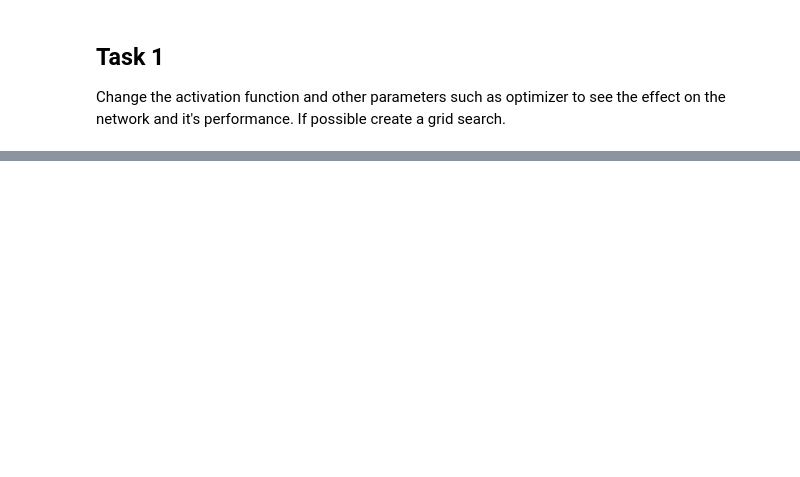
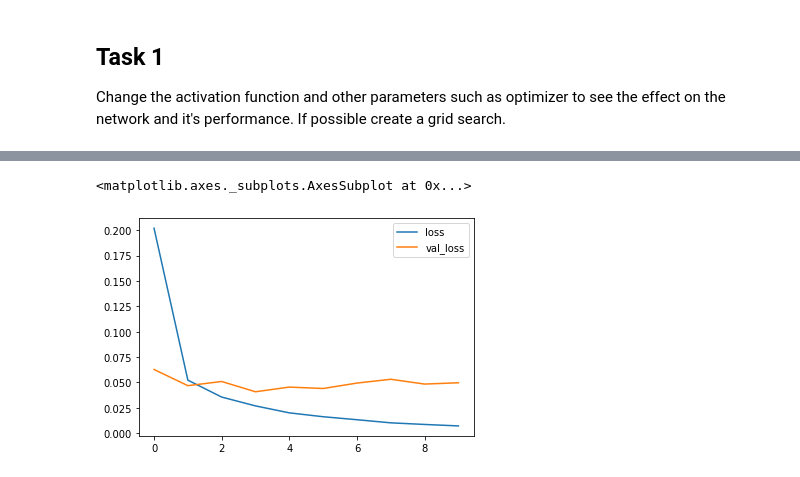
Before and after one commit to BhagwatPriyanka/Data-Science-and-Decision-Making, a Jupyter notebook: Lab7/Lab7_Task1_CNN.ipynb, the cells around one changed output, grey strips where cells are left out. Cells and saved outputs as stored; diff of their text form; code cells hidden in the pictures; blank space fills up the shorter version.

```diff
--- a/Lab7/Lab7_Task1_CNN.ipynb
+++ b/Lab7/Lab7_Task1_CNN.ipynb
@@ -233,0 +235,2 @@ for mean, stdev, param in zip(means, stds, params):
+# %%
+model.fit(train_images, train_labels, epochs=10, batch_size=64, validation_split=0.2)
@@ -233,0 +259,9 @@ for mean, stdev, param in zip(means, stds, params):
+# %%
+import pandas as pd
+
+history_df = pd.DataFrame(model.history.history)
+# %%
+history_df[['loss','val_loss']].plot()
+# %% [output]
+<matplotlib.axes._subplots.AxesSubplot at 0x...>
+[figure, added]
```
Also changed, not shown: parts of 7 cells of this notebook.
